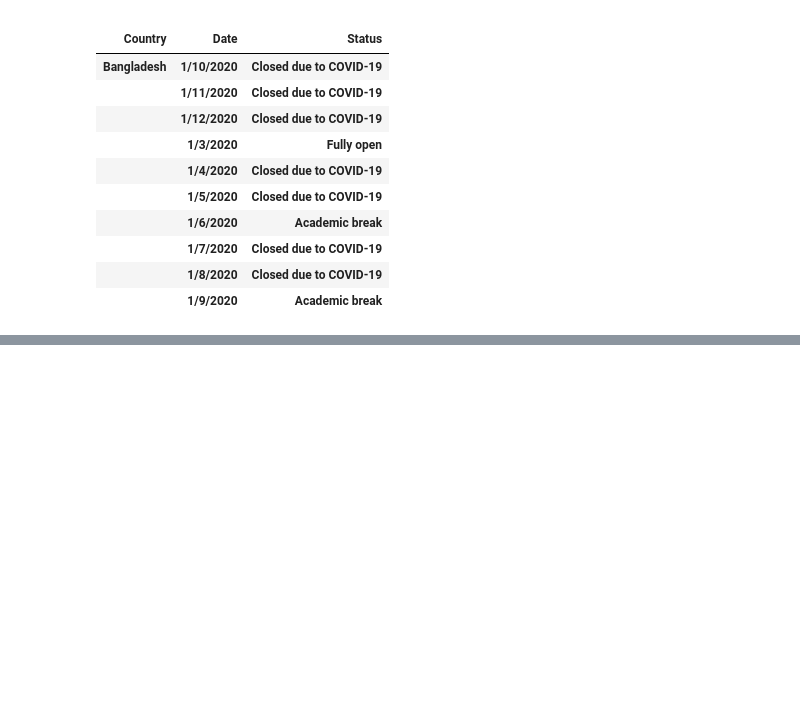
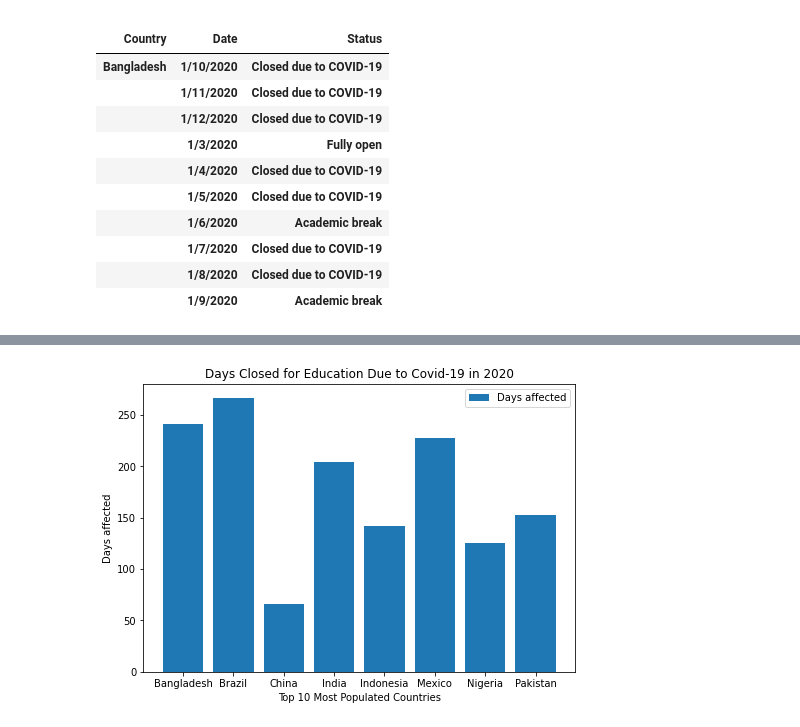
Before and after one commit to pkriger/project-01, a Jupyter notebook: Ron_EDU_Covid_Data.ipynb, the cells around one changed output, grey strips where cells are left out. Saved outputs shown, nothing was run; the diff lists cells and outputs as text; code cells hidden in the pictures; blank space fills up the shorter version.

```diff
--- a/Ron_EDU_Covid_Data.ipynb
+++ b/Ron_EDU_Covid_Data.ipynb
@@ -99,3 +112,17 @@ SyntaxError: invalid syntax (<ipython-input-79-28ba93886afa>, line 4)
+# %%
+fig = plt.figure()
+width = 0.60
+ax = fig.add_axes([0,0,1,1])
+countries = ['Bangladesh', 'Brazil', 'China', 'India', 'Indonesia', 'Mexico', 'Nigeria', 'Pakistan']
+days = [241,267,66,204,142,228,125,153]
+ax.bar(countries,days)
+ax.set_ylabel('Days affected')
+ax.set_xlabel('Top 10 Most Populated Countries')
+ax.set_title('Days Closed for Education Due to Covid-19 in 2020')
+ax.legend(labels=['Days affected', 'Country'])
+plt.show()
+# %% [output]
+[figure, added]
 # %%
 # plot_time_series.py
 # (End result goal is to show top 10-25 countries affected with the the fastest Closures (and how long) due to Covid-19)
```
Also changed, not shown: parts of 5 cells of this notebook, 2 other files.
